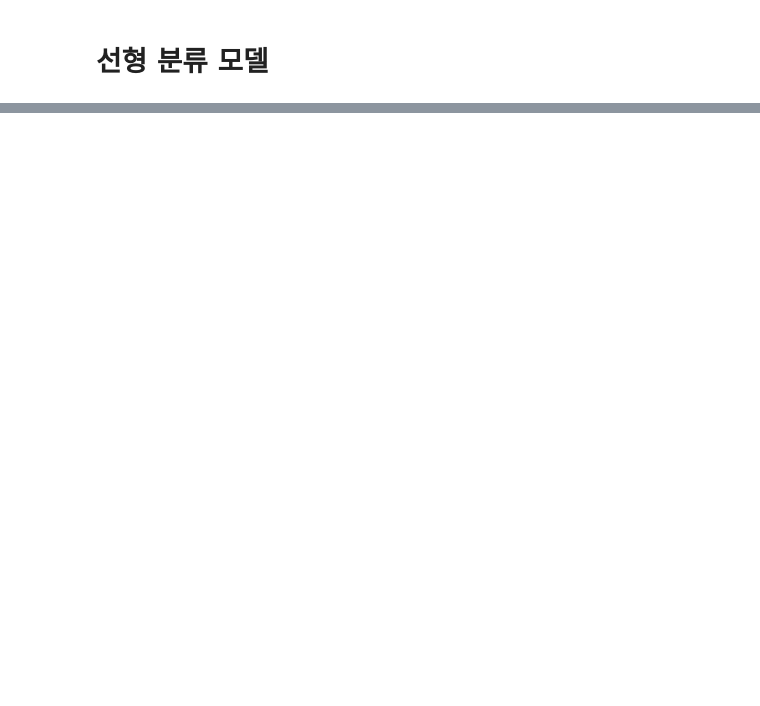
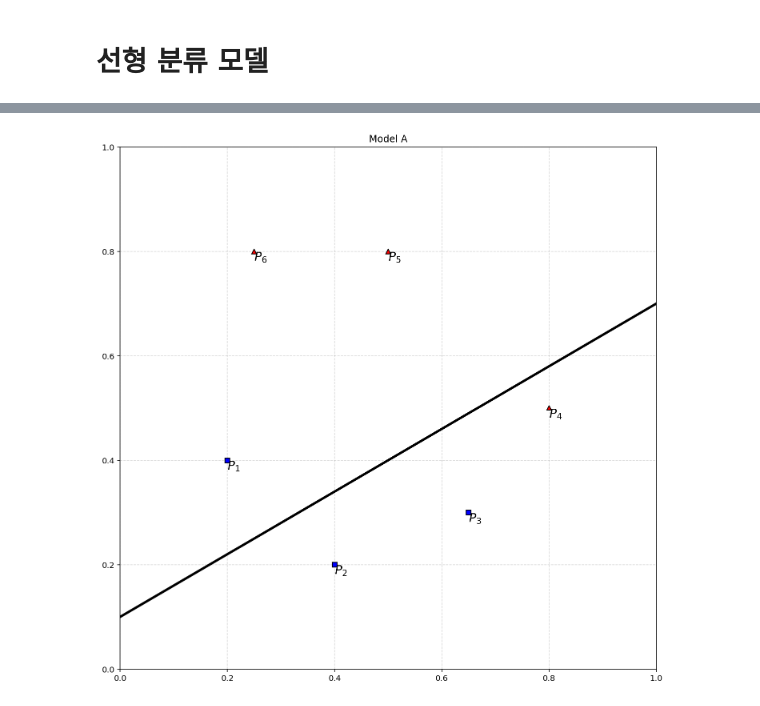
Before and after one commit to dw-shin/NA_notes, a Jupyter notebook: tensorflow5.ipynb, the cells around one changed output, grey strips where cells are left out. Cells and saved outputs as stored; diff of their text form; code cells hidden in the pictures; blank space fills up the shorter version.

```diff
--- a/tensorflow5.ipynb
+++ b/tensorflow5.ipynb
@@ -192,0 +219,4 @@ def plot_scatter_softmax(curr_W, curr_b, xy, labels):
+# %%
+example_plot_only_line(xy, labels, 0.6, 0.1, 'Model A')
+# %% [output]
+[figure, added]
```
Also changed, not shown: parts of 54 cells of this notebook.
